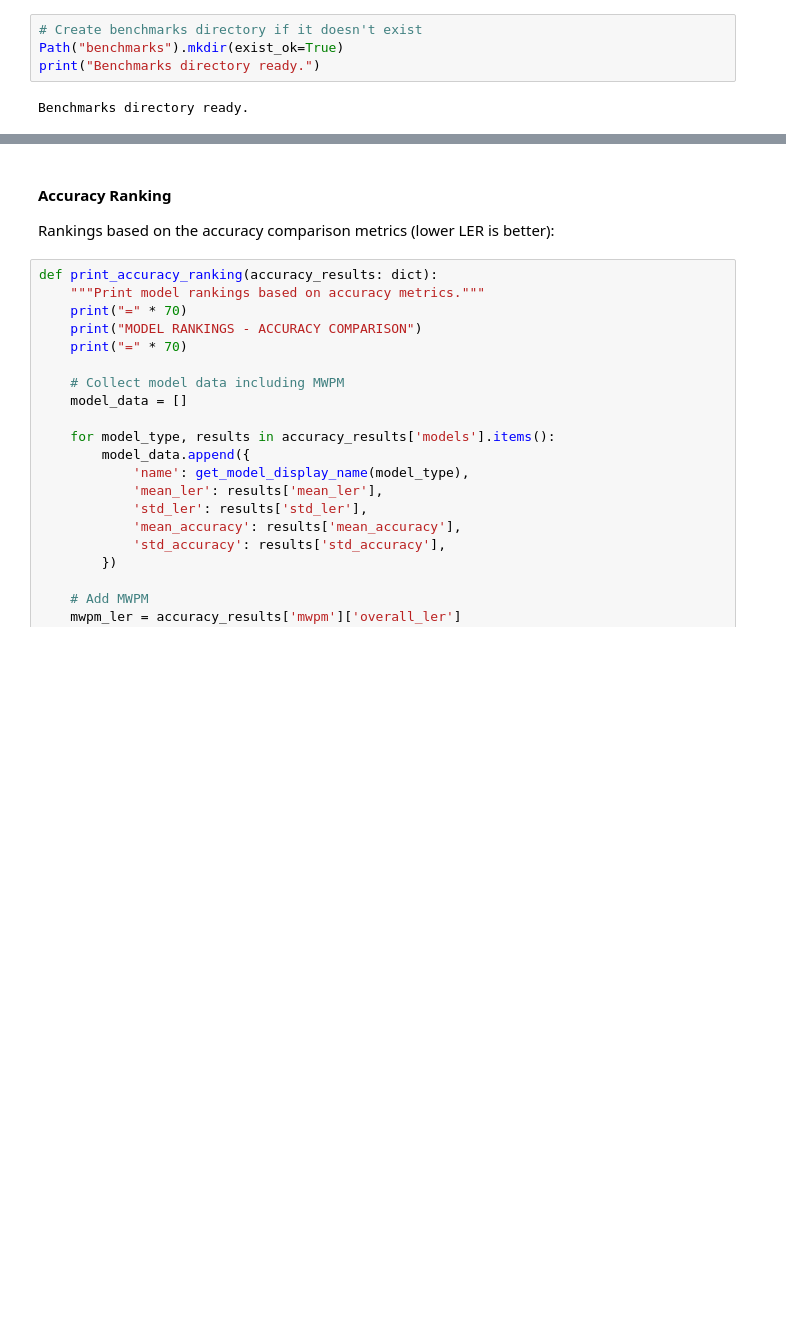
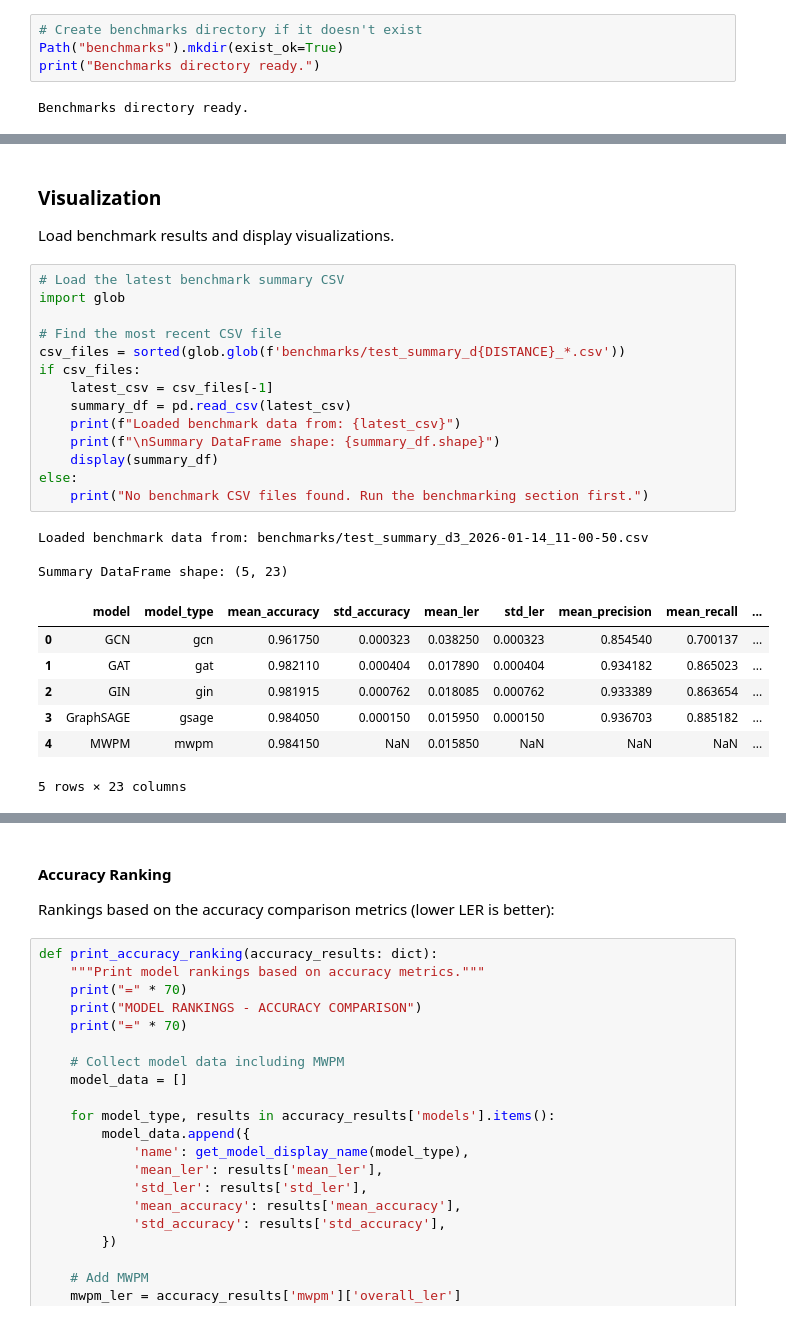
Before and after one commit to billxby/quantum-error-correction, a Jupyter notebook: code/testing.ipynb, the cells around one changed output, grey strips where cells are left out. Cells and saved outputs as stored; diff of their text form; blank space fills up the shorter version.

```diff
--- a/code/testing.ipynb
+++ b/code/testing.ipynb
@@ -1247,3 +1412,32 @@ MWPM            0.0155          N/A             baseline
+# %% [markdown]
+### Visualization
+
+Load benchmark results and display visualizations.
+# %%
+# Load the latest benchmark summary CSV
+import glob
+
+# Find the most recent CSV file
+csv_files = sorted(glob.glob(f'benchmarks/test_summary_d{DISTANCE}_*.csv'))
+if csv_files:
+    latest_csv = csv_files[-1]
+    summary_df = pd.read_csv(latest_csv)
+    print(f"Loaded benchmark data from: {latest_csv}")
+    print(f"\nSummary DataFrame shape: {summary_df.shape}")
+    display(summary_df)
+else:
+    print("No benchmark CSV files found. Run the benchmarking section first.")
+# %% [output]
+Loaded benchmark data from: benchmarks/test_summary_d3_2026-01-14_11-00-50.csv
+
+Summary DataFrame shape: (5, 23)
+|  | model | model_type | mean_accuracy | std_accuracy | mean_ler | std_ler | mean_precision | mean_recall | ... |
+| 0 | GCN | gcn | 0.961750 | 0.000323 | 0.038250 | 0.000323 | 0.854540 | 0.700137 | ... |
+| 1 | GAT | gat | 0.982110 | 0.000404 | 0.017890 | 0.000404 | 0.934182 | 0.865023 | ... |
+| 2 | GIN | gin | 0.981915 | 0.000762 | 0.018085 | 0.000762 | 0.933389 | 0.863654 | ... |
+| 3 | GraphSAGE | gsage | 0.984050 | 0.000150 | 0.015950 | 0.000150 | 0.936703 | 0.885182 | ... |
+| 4 | MWPM | mwpm | 0.984150 | NaN | 0.015850 | NaN | NaN | NaN | ... |
+5 rows × 23 columns
 # %%
 # Plot LER comparison (all models vs MWPM)
 plot_ler_comparison_multi(
```
Also changed, not shown: parts of 18 cells of this notebook, 11 other files.
